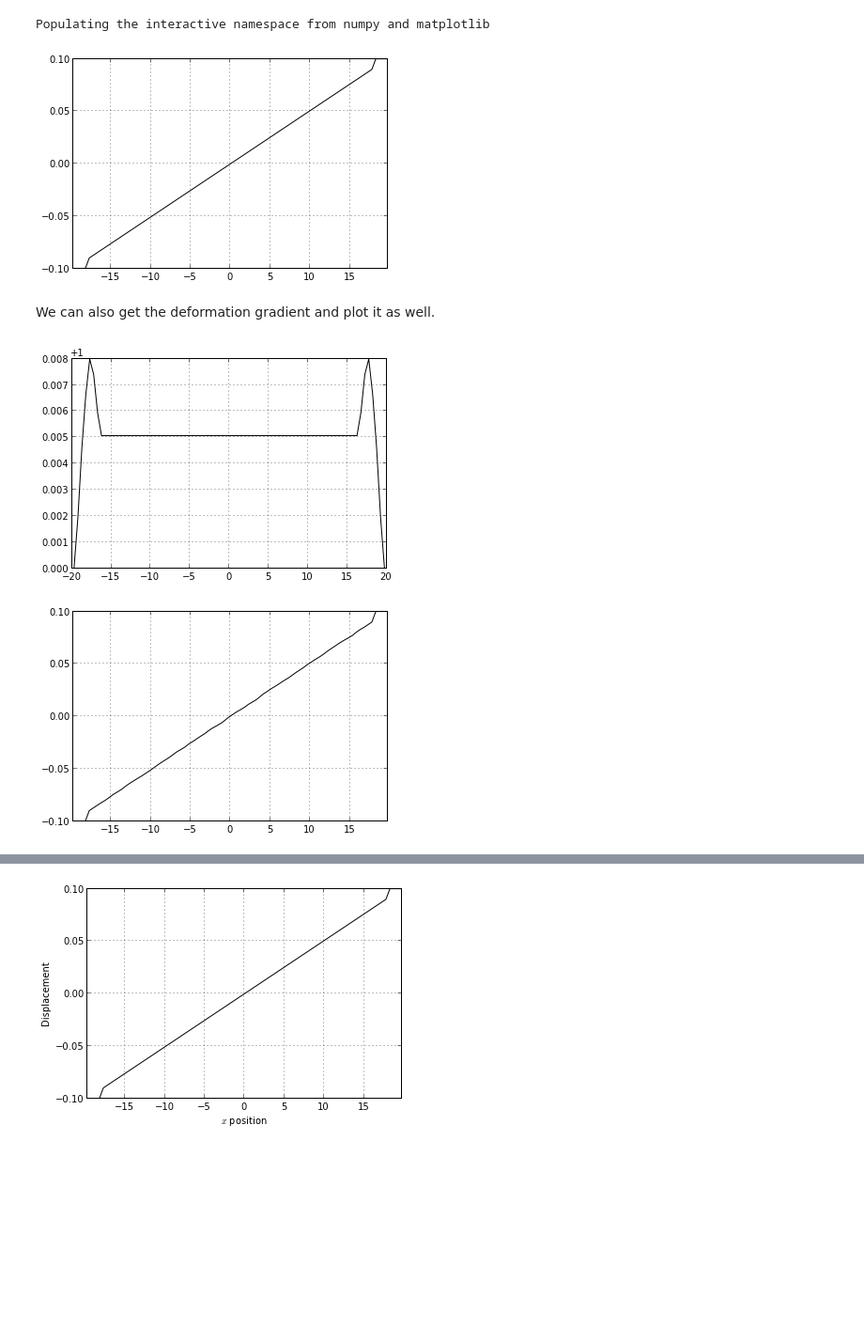
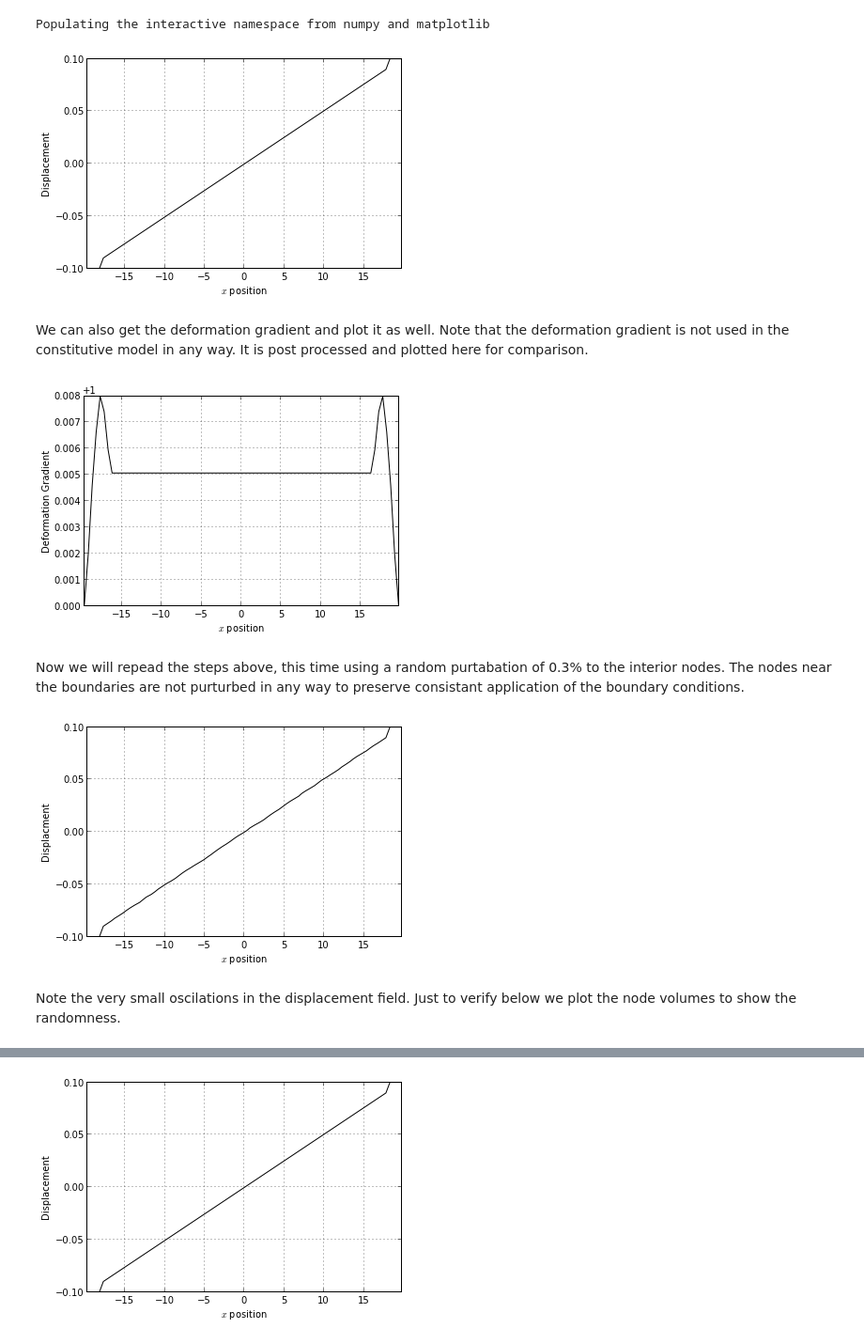
Before and after one commit to johntfoster/1DPDpy, a Jupyter notebook: PD1D.ipynb, the cells around one changed output, grey strips where cells are left out. Shown at 94% size. Cells and saved outputs as stored; diff of their text form; code cells hidden in the pictures; blank space fills up the shorter version.

```diff
--- a/PD1D.ipynb
+++ b/PD1D.ipynb
@@ -108,32 +116,42 @@ Populating the interactive namespace from numpy and matplotlib
 plt.plot(nodes1, disp1, 'k-');
 plt.grid(b=True);
 plt.axis('tight');
+plt.ylabel('Displacement');
+plt.xlabel('$x$ position');
 # %% [output]
-[figure, old version]
+[figure, new version]
 # %% [markdown]
-We can also get the deformation gradient and plot it as well.
+We can also get the deformation gradient and plot it as well.  Note that the deformation gradient is not used in the constitutive model in any way.  It is post processed and plotted here for comparison.
 # %%
 def_grad1 = problem1.get_deformation_gradient()
 plt.plot(nodes1, def_grad1, 'k-');
 plt.grid(b=True);
-plt.axis();
+plt.axis('tight');
+plt.ylabel('Deformation Gradient');
+plt.xlabel('$x$ position');
 # %% [output]
-[figure, old version]
+[figure, new version]
+# %% [markdown]
+Now we will repead the steps above, this time using a random purtabation of 0.3% to the interior nodes.  The nodes near the boundaries are not purturbed in any way to preserve consistant application of the boundary conditions.
 # %%
 fixed_length = 40
 delta_x = 0.5
 fixed_horizon = 3.5 * delta_x
 
 problem2 = PD_Problem(bar_length=fixed_length, number_of_elements=(fixed_length/delta_x),
                       horizon=fixed_horizon, constitutive_model_flag='LPS', randomization_factor=0.3)
 problem2.solve(prescribed_displacement=0.1)
 disp2 = problem2.get_solution()
 nodes2 = problem2.get_nodes()
 plt.plot(nodes2, disp2, 'k-');
 plt.grid(b=True);
 plt.axis('tight');
+plt.ylabel('Displacment');
+plt.xlabel('$x$ position');
 # %% [output]
-[figure, old version]
+[figure, new version]
+# %% [markdown]
+Note the very small oscilations in the displacement field.  Just to verify below we plot the node volumes to show the randomness.
 # %%
 plt.plot(range(len(nodes2)), problem2.lengths, 'k-');
 plt.ylabel('Node volume');
```
Also changed, not shown: parts of 11 cells of this notebook.
